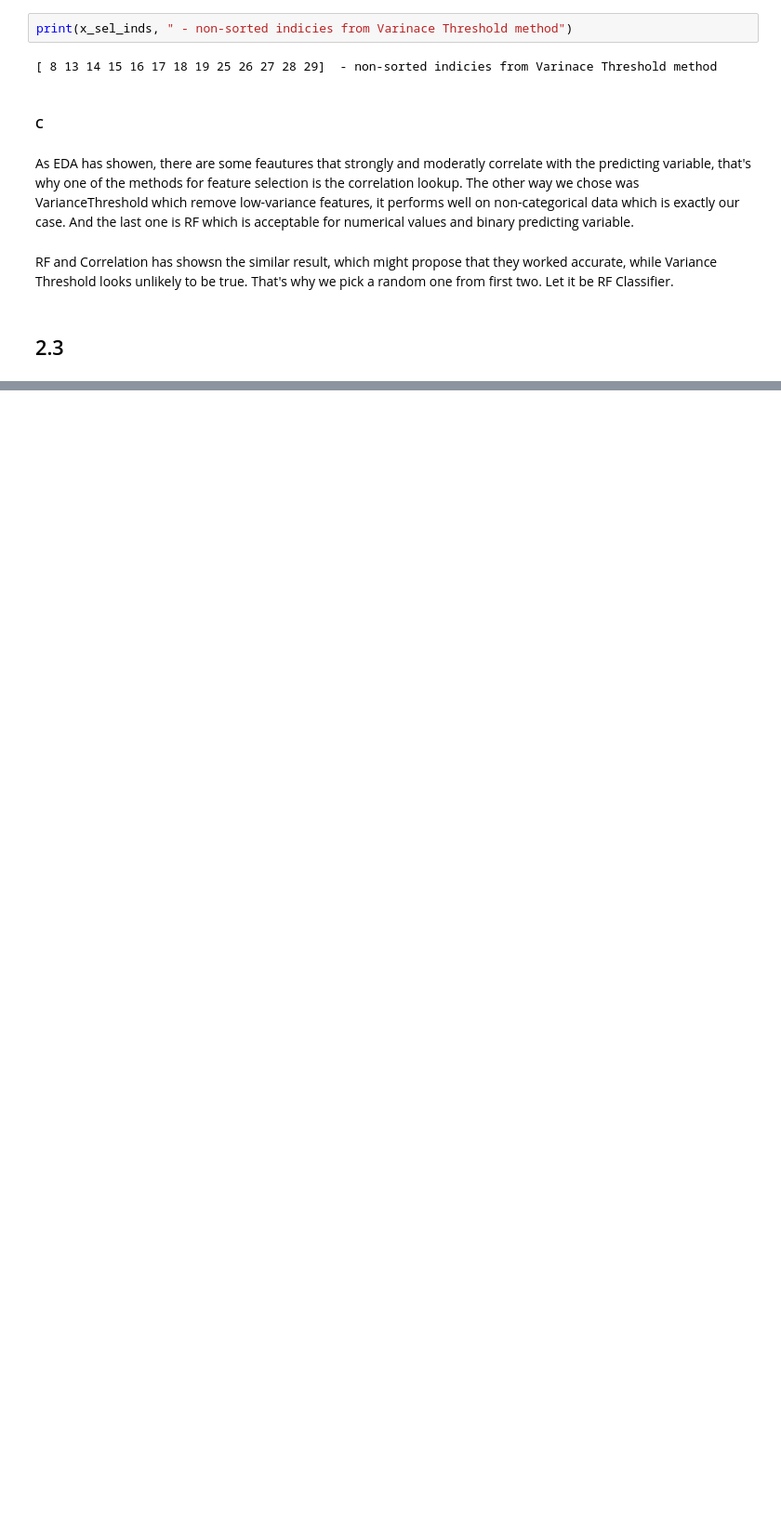
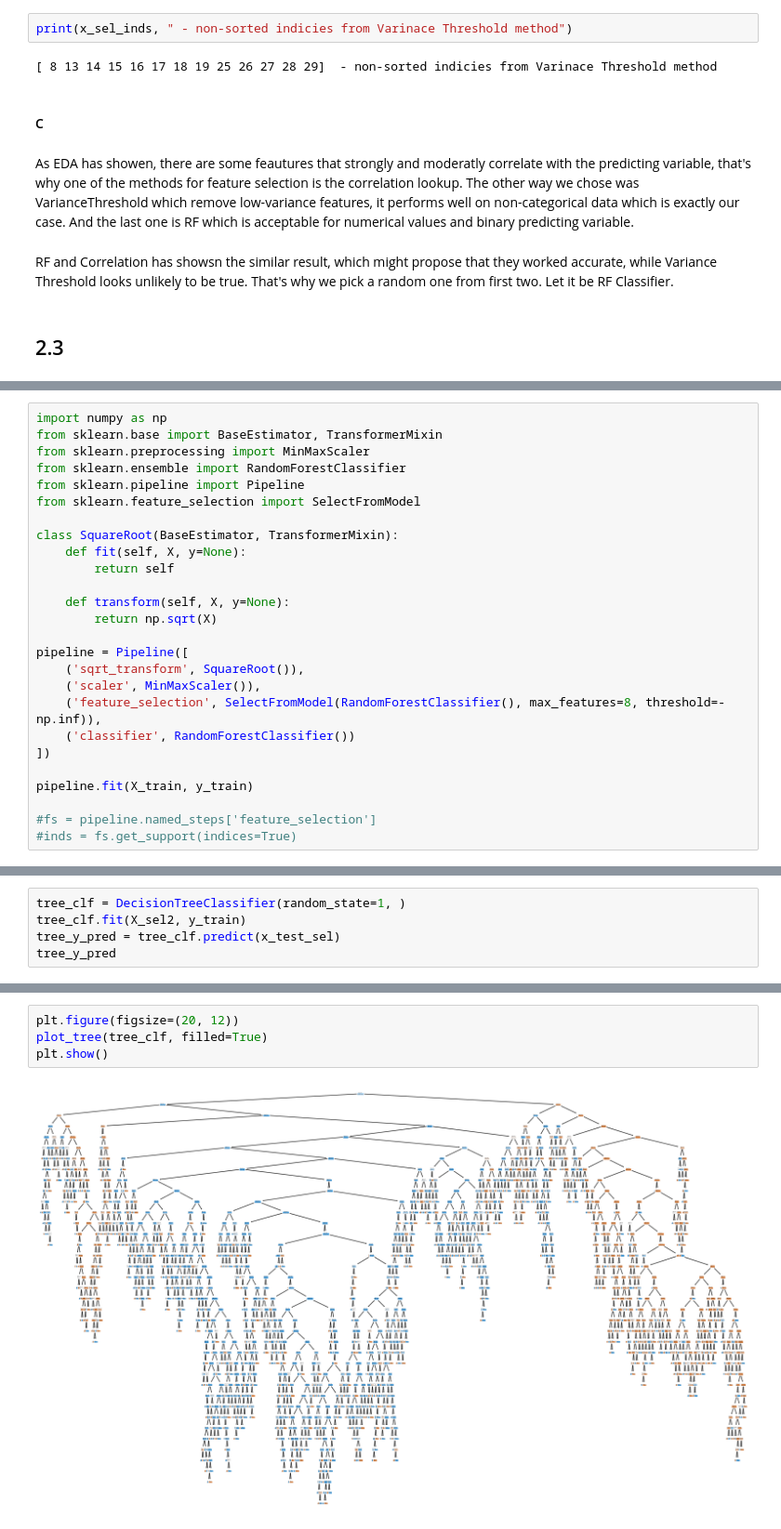
Before and after one commit to Yessirskiy/IAU-Project, a Jupyter notebook: project.ipynb, the cells around one changed output, grey strips where cells are left out. Shown at 93% size. Drawn from its saved outputs; the diff is of its cells as text; blank space fills up the shorter version.

```diff
--- a/project.ipynb
+++ b/project.ipynb
@@ -1044,0 +1071,26 @@ RF and Correlation has showsn the similar result, which might propose that they
+# %%
+import numpy as np
+from sklearn.base import BaseEstimator, TransformerMixin
+from sklearn.preprocessing import MinMaxScaler
+from sklearn.ensemble import RandomForestClassifier
+from sklearn.pipeline import Pipeline
+from sklearn.feature_selection import SelectFromModel
+
+class SquareRoot(BaseEstimator, TransformerMixin):
+    def fit(self, X, y=None):
+        return self
+
+    def transform(self, X, y=None):
+        return np.sqrt(X)
+
+pipeline = Pipeline([
+    ('sqrt_transform', SquareRoot()),
+    ('scaler', MinMaxScaler()),
+    ('feature_selection', SelectFromModel(RandomForestClassifier(), max_features=8, threshold=-np.inf)),
+    ('classifier', RandomForestClassifier())
+])
+
+pipeline.fit(X_train, y_train)
+
+#fs = pipeline.named_steps['feature_selection']
+#inds = fs.get_support(indices=True)
@@ -1044,0 +1144,5 @@ RF and Correlation has showsn the similar result, which might propose that they
+# %%
+tree_clf = DecisionTreeClassifier(random_state=1, )
+tree_clf.fit(X_sel2, y_train)
+tree_y_pred = tree_clf.predict(x_test_sel)
+tree_y_pred
@@ -1044,0 +1190,6 @@ RF and Correlation has showsn the similar result, which might propose that they
+# %%
+plt.figure(figsize=(20, 12))
+plot_tree(tree_clf, filled=True)
+plt.show()
+# %% [output]
+[figure, added]
```
Also changed, not shown: parts of 31 cells of this notebook.
